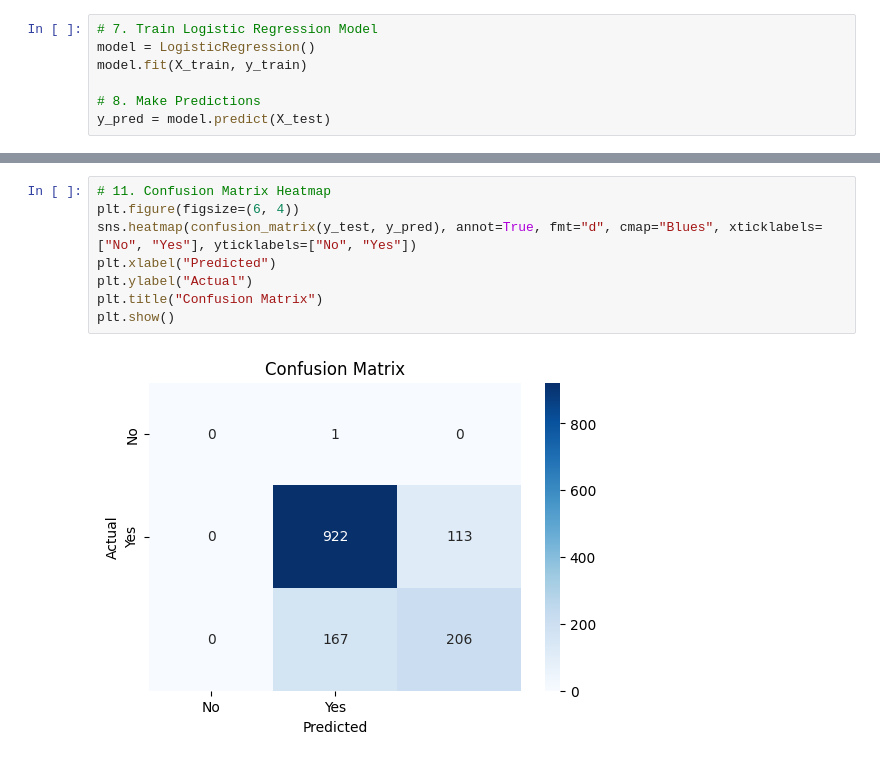
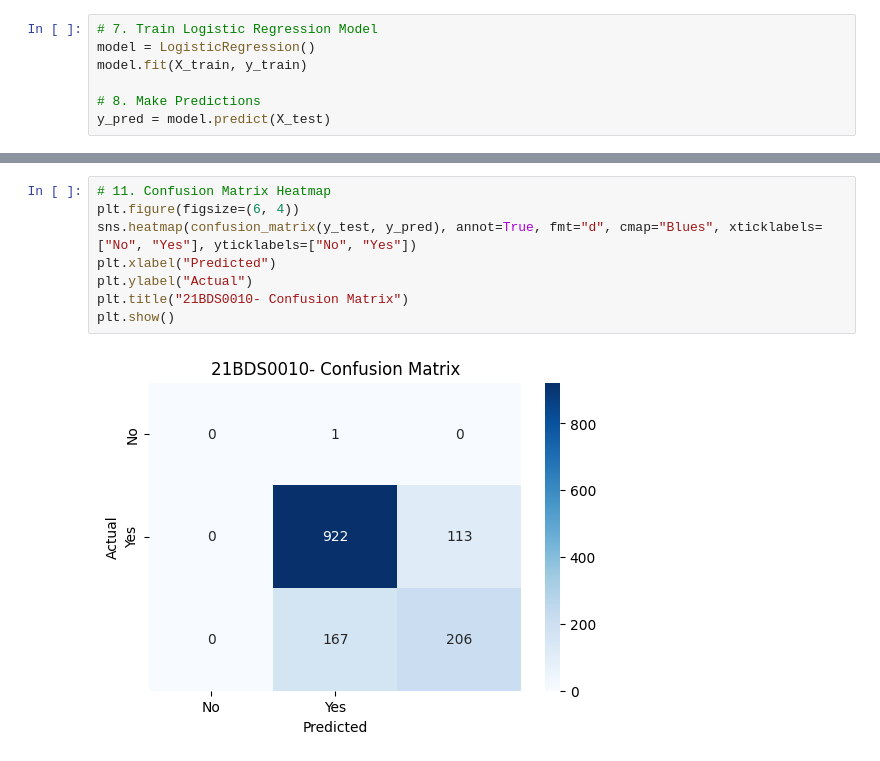
Before and after one commit to AishwaryaBilla/EDA-21BDS0010, a Jupyter notebook: 21BDS0010.ipynb, the cells around one changed output, grey strips where cells are left out. Drawn from its saved outputs; the diff is of its cells as text.

```diff
--- a/21BDS0010.ipynb
+++ b/21BDS0010.ipynb
@@ -1055,10 +1050,10 @@ Passing `palette` without assigning `hue` is deprecated and will be removed in v
 # %%
 # 11. Confusion Matrix Heatmap
 plt.figure(figsize=(6, 4))
 sns.heatmap(confusion_matrix(y_test, y_pred), annot=True, fmt="d", cmap="Blues", xticklabels=["No", "Yes"], yticklabels=["No", "Yes"])
 plt.xlabel("Predicted")
 plt.ylabel("Actual")
-plt.title("Confusion Matrix")
+plt.title("21BDS0010- Confusion Matrix")
 plt.show()
 # %% [output]
-[figure, old version]
+[figure, new version]
```
Also changed, not shown: parts of 11 cells of this notebook.
